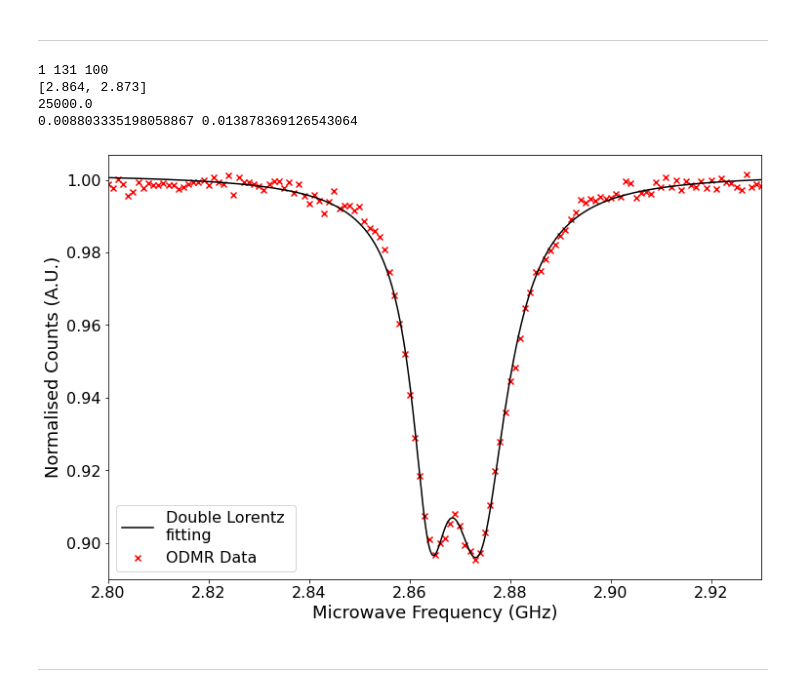
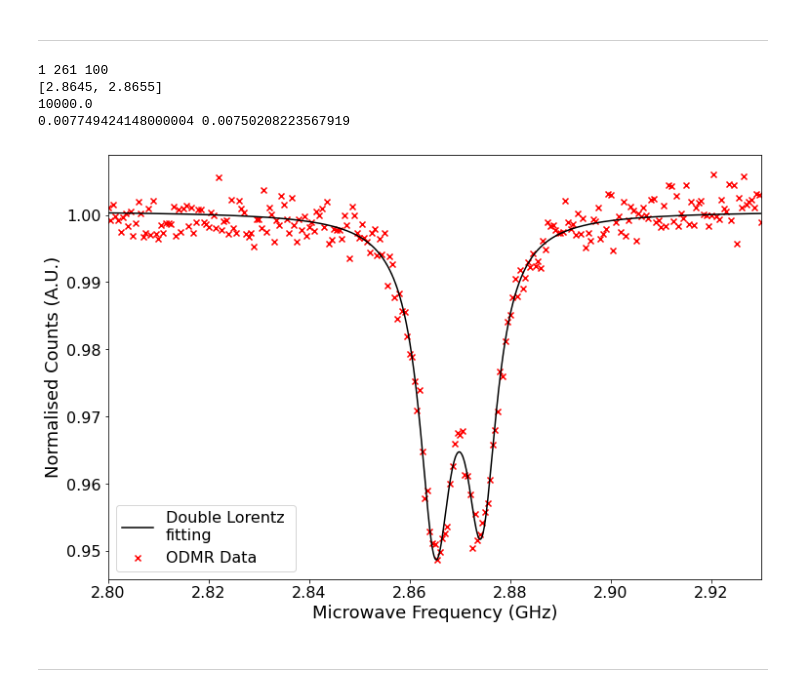
Before and after one commit to Corbyn93/Ryans_Python_Scripts, a Jupyter notebook: Ryan's Jupyter stuff/Thesis code/3 Temp Sensing Algorithms/20211111_Singam_temp_sensing_analysis_2.ipynb, the cells around one changed output. Cells and saved outputs as stored; diff of their text form; code cells hidden in the pictures.

```diff
--- a/Ryan's Jupyter stuff/Thesis code/3 Temp Sensing Algorithms/20211111_Singam_temp_sensing_analysis_2.ipynb
+++ b/Ryan's Jupyter stuff/Thesis code/3 Temp Sensing Algorithms/20211111_Singam_temp_sensing_analysis_2.ipynb
@@ -171,7 +184,7 @@ Additionally, I should be able to extract the Double Lorentz fitting of the data
  # Saves this data into a text file and the 2 plots generated.
 #######
 
-date = '20210928' # Date on folder in which the experimental data is saved.
+date = '20211216' # Date on folder in which the experimental data is saved.
 set_plot_params()
 
 # Load in the data file into an np array, and freqeuncy scan parameters
@@ -179,7 +192,7 @@ set_plot_params()
 folder_path = 'I:\\Science\\Physics-Nanobiophotonics\\Group\\User Data\\ODMR\\ODMR and imaging\\2021\\' + date + '\\'
 #folder_path = 'I:\\Science\\Physics-Nanobiophotonics\\Group\\User Data\\ODMR\\Imaging\\'
 
-data_set = '_referenced_odmr_03' # Short hand for the file name.
+data_set = '_referenced_odmr_06' # Short hand for the file name.
 
 # Set the file names for all 4 data sets recorded from the experiment.
 file_name_ODMR1 = date + data_set + '_ODMR1.dat'
@@ -212,39 +225,39 @@ normalised_ODMR = normalise_data(reference_data, odmr_data)
 # mean_odmr_freq_points = mean for all the points recorded per frequnecy, but not linescans.
 # mean_norm_odmr_full = Mean fluorescence value for all ODMR data points taken per freq.
 mean_odmr_freq_points, mean_norm_odmr_full_disordered = mean_data(normalised_ODMR)
 mean_norm_odmr_full = np.roll(mean_norm_odmr_full_disordered, 1)
 
 # Plot the mean normalised dataset as a scatter plot.
 fig1, ax1 = normalised_scatter_plot(freq, mean_norm_odmr_full)
 
 # find the freqeuncy points with the highest ODMR contrast
 freq_mins, dip_depth, flourescent_baseline = get_init_params(mean_norm_odmr_full, freq)
 print(freq_mins)
 
 
 # create the initial parameters for ODMR double lorentzian
 # line fitting
 init_params = [dip_depth[0], freq_mins[0], 0.005, dip_depth[1], freq_mins[1], 0.005, flourescent_baseline]
-#init_params = [-0.8, 2.86, 0.005, dip_depth[1], 2.87, 0.005, flourescent_baseline]
+init_params = [-0.8, 2.86, 0.005, dip_depth[1], 2.87, 0.005, flourescent_baseline]
 
 # Set the upper and lower bounds for the fitting algorithm.
 lower_bounds = [-np.inf, init_params[1] - 0.01, 0, -np.inf, init_params[4] - 0.01, 0, 0]
 upper_bounds = [np.inf, init_params[1] + 0.01, 1, np.inf, init_params[4] + 0.01, 1, np.inf]
 
 # generate the optimised curve fit parameters.
 fitting_params, error_in_fit = optimised_lorentz_fit(freq, mean_norm_odmr_full, init_params,
                                                     lower_bounds, upper_bounds)
 
 # plot the fitting to ax1
 ax1, y_fit = plot_fitting(ax1, freq, params_values[3])
 print(dwell_time)
 print(fitting_params[2], fitting_params[5])
 # %% [output]
-1 131 100
-[2.864, 2.873]
-25000.0
-0.008803335198058867 0.013878369126543064
+1 261 100
+[2.8645, 2.8655]
+10000.0
+0.007749424148000004 0.00750208223567919
-[figure, old version]
+[figure, new version]
 # %% [markdown]
 ***
 # %% [markdown]
```
Also changed, not shown: parts of 16 cells of this notebook, 14 other files.
